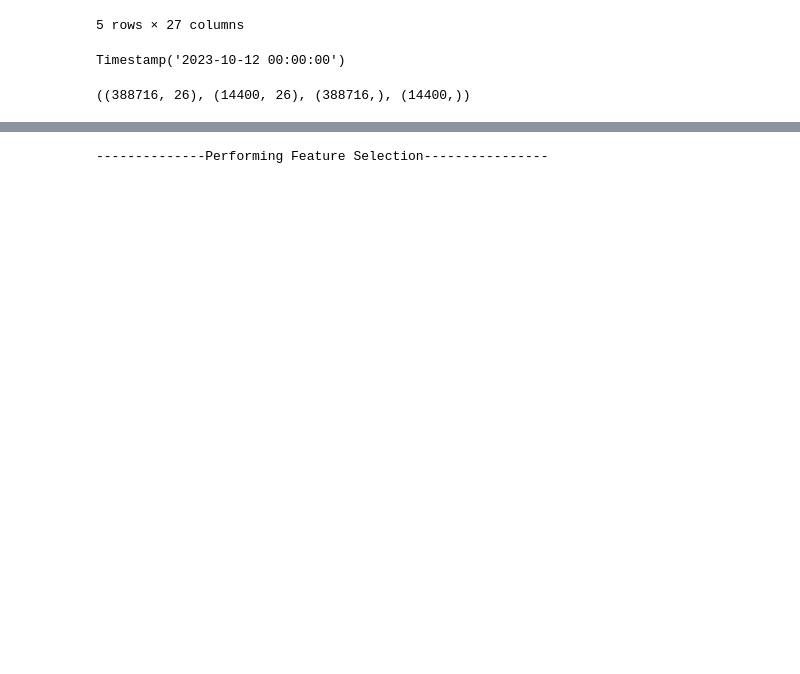
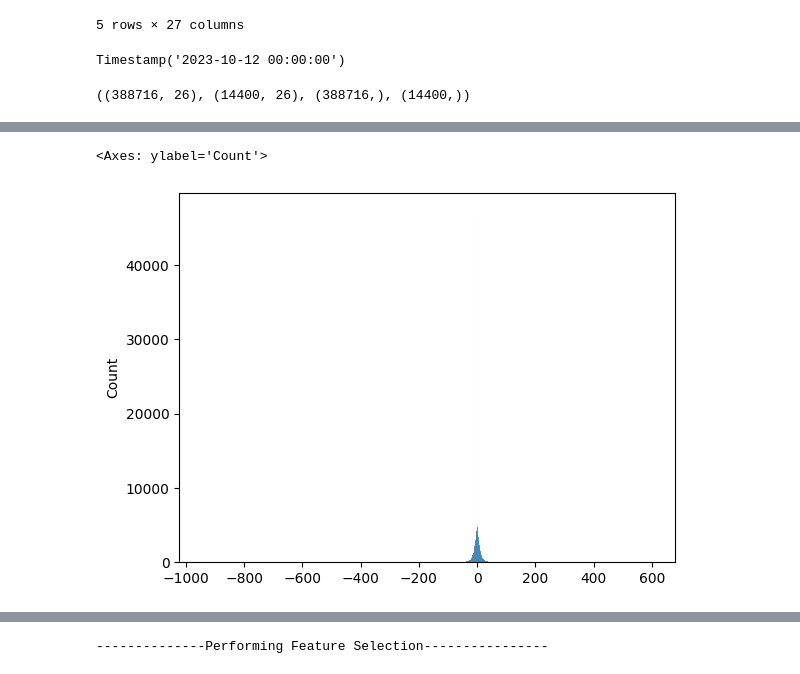
Before and after one commit to koshirshov/trading, a Jupyter notebook: notebooks/Eda+baseline.ipynb, the cells around one changed output, grey strips where cells are left out. Cells and saved outputs as stored; diff of their text form; code cells hidden in the pictures; blank space fills up the shorter version.

```diff
--- a/notebooks/Eda+baseline.ipynb
+++ b/notebooks/Eda+baseline.ipynb
@@ -114,0 +128,5 @@ X_train.shape, X_val.shape, y_train.shape, y_val.shape
+# %%
+sns.histplot(y_train - X_train['Close_1min_before'])
+# %% [output]
+<Axes: ylabel='Count'>
+[figure, added]
```
Also changed, not shown: parts of 27 cells of this notebook.
